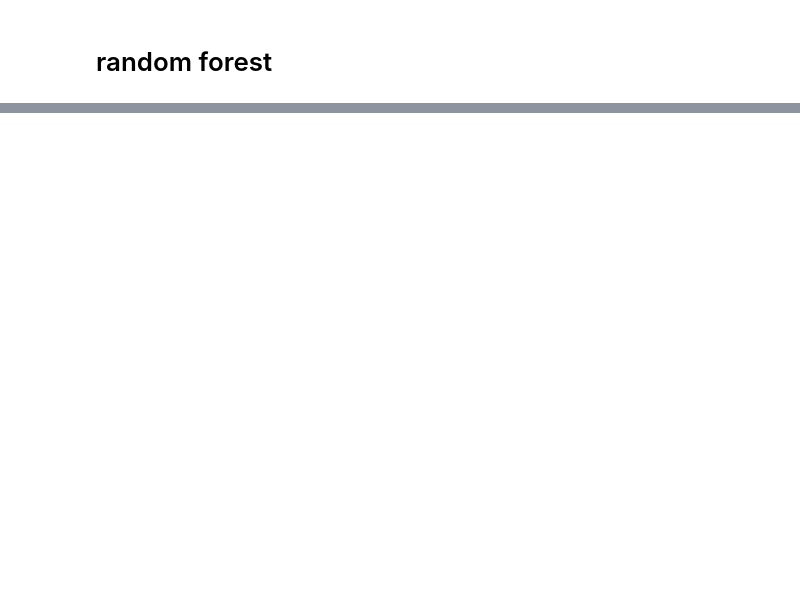
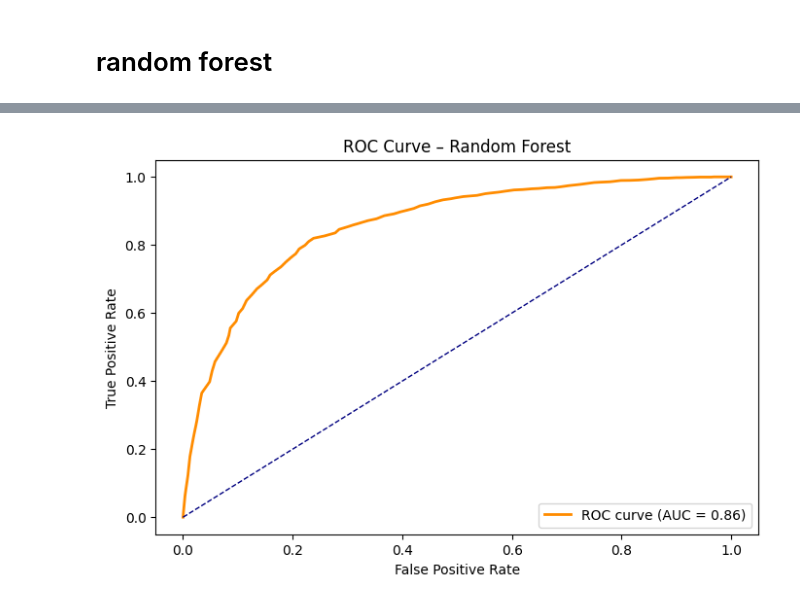
Before and after one commit to derrick4411/-Tunisian-Fraud-Detection-Challenge, a Jupyter notebook: tunisia_fraud.ipynb, the cells around one changed output, grey strips where cells are left out. Cells and saved outputs as stored; diff of their text form; code cells hidden in the pictures; blank space fills up the shorter version.

```diff
--- a/tunisia_fraud.ipynb
+++ b/tunisia_fraud.ipynb
@@ -272,9 +383,18 @@ x_train, x_test, y_train, y_test = train_test_split(x, y, test_size=0.2, random_
 # %% [markdown]
 #  random forest
 # %%
-rf=RandomForestClassifier(n_estimators=100, random_state=42)
-rf.fit(x_train, y_train)
-y_pred_rf = rf.predict(x_test)
+from sklearn.pipeline import Pipeline
+
+# Create a pipeline that first preprocesses the data and then trains the RandomForestClassifier
+rf_pipeline = Pipeline(steps=[('preprocessor', preprocessor),
+                              ('classifier', RandomForestClassifier(n_estimators=100, random_state=42))])
+
+# Fit the pipeline to the training data
+rf_pipeline.fit(x_train, y_train)
+
+# Make predictions using the fitted pipeline
+y_pred_rf = rf_pipeline.predict(x_test)
+
 print("Random Forest Classification Report:")
 print(classification_report(y_test, y_pred_rf))
 print("Random Forest Confusion Matrix:")
@@ -284,0 +422,18 @@ ValueError: could not convert string to float: 'C'
+# %%
+# ROC Curve for Random Forest
+from sklearn.metrics import roc_curve, auc
+
+y_prob_rf = rf_pipeline.predict_proba(x_test)[:, 1]
+fpr, tpr, _ = roc_curve(y_test, y_prob_rf)
+roc_auc = auc(fpr, tpr)
+
+plt.figure(figsize=(8, 5))
+plt.plot(fpr, tpr, color='darkorange', lw=2, label=f'ROC curve (AUC = {roc_auc:.2f})')
+plt.plot([0, 1], [0, 1], color='navy', lw=1, linestyle='--')
+plt.xlabel('False Positive Rate')
+plt.ylabel('True Positive Rate')
+plt.title('ROC Curve – Random Forest')
+plt.legend(loc='lower right')
+plt.show()
+# %% [output]
+[figure, added]
```
Also changed, not shown: parts of 57 cells of this notebook.
